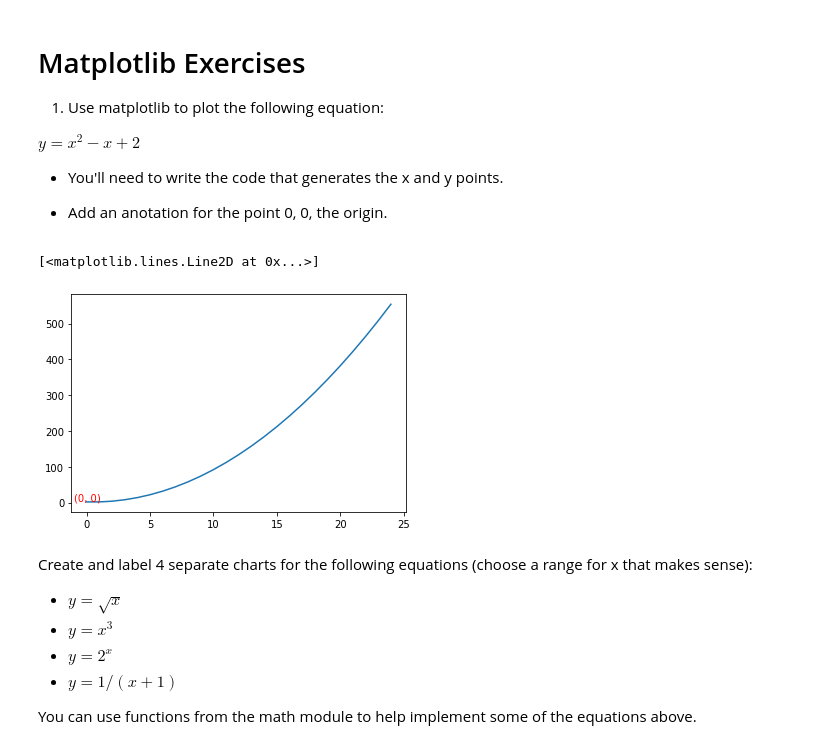
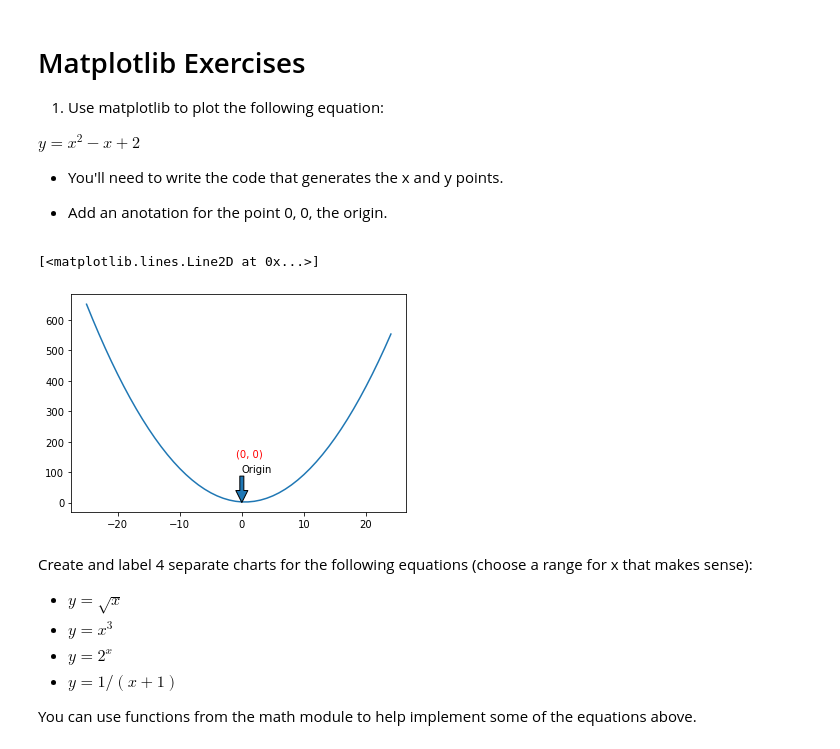
Before and after one commit to HeatherOrtegaMcMillan/numpy-pandas-visualization-exercises, a Jupyter notebook: matplotlib_exercises.ipynb, the cells around one changed output. Drawn from its saved outputs; the diff is of its cells as text; code cells hidden in the pictures.

Commit message:
make some adjustments to the graph limits and colors

```diff
--- a/matplotlib_exercises.ipynb
+++ b/matplotlib_exercises.ipynb
@@ -12,21 +12,22 @@ import matplotlib.pyplot as plt
 import math
 # %%
 # create range for x
-x = list(range(25))
+x = list(range(-25, 25))
 
 # set y = to list of values in relation to x using list comprehension
 # this basically takes every value in x and plugs it into my formula and puts it in the list
 y = [(n ** 2 - n + 2) for n in x]
 
 # add annotation for the origin
 #       vvvv this changes location of actual annotation
-plt.text(-1, 5, '(0, 0)', fontsize=10, color='red')
+plt.text(-1, 150, '(0, 0)', fontsize=10, color='red')
+plt.annotate('Origin', xy = (0,0), xytext = (0, 100), arrowprops = {})
 
 #plot the thing! I did it!
 plt.plot(x, y)
 # %% [output]
 [<matplotlib.lines.Line2D at 0x...>]
-[figure, old version]
+[figure, new version]
 # %% [markdown]
 Create and label 4 separate charts for the following equations (choose a range for x that makes sense):
 
```
Also changed, not shown: parts of 6 cells of this notebook, 1 other file.
